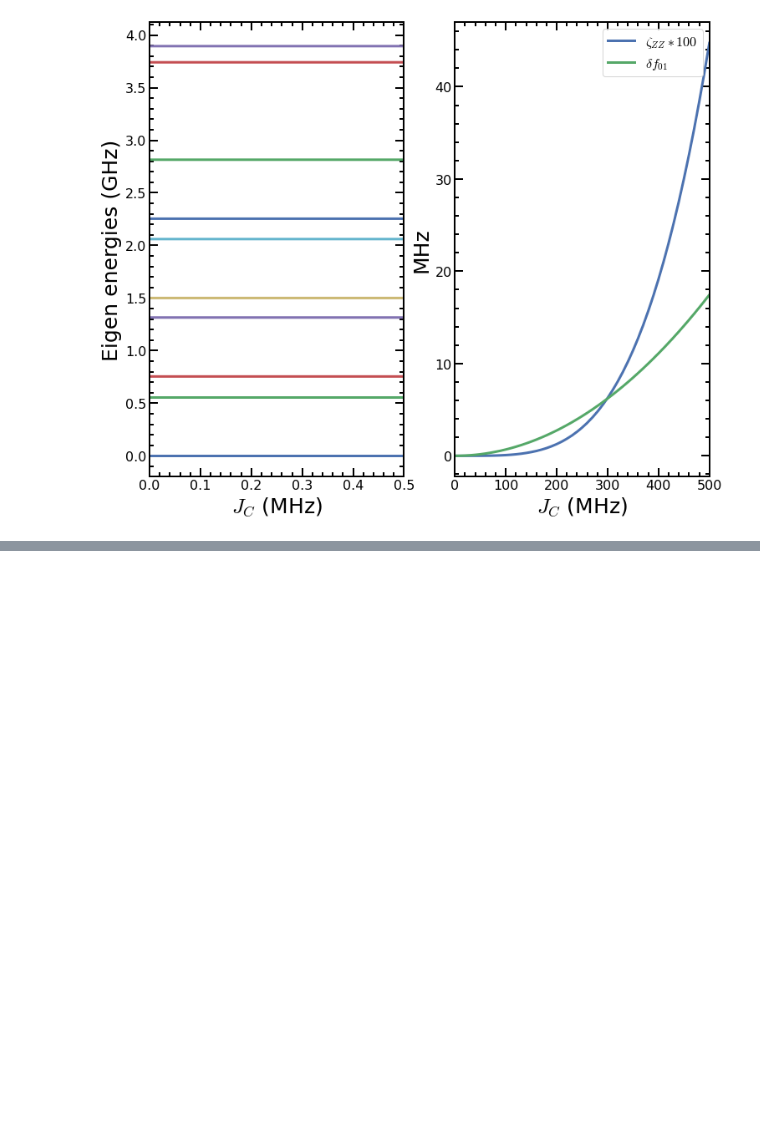
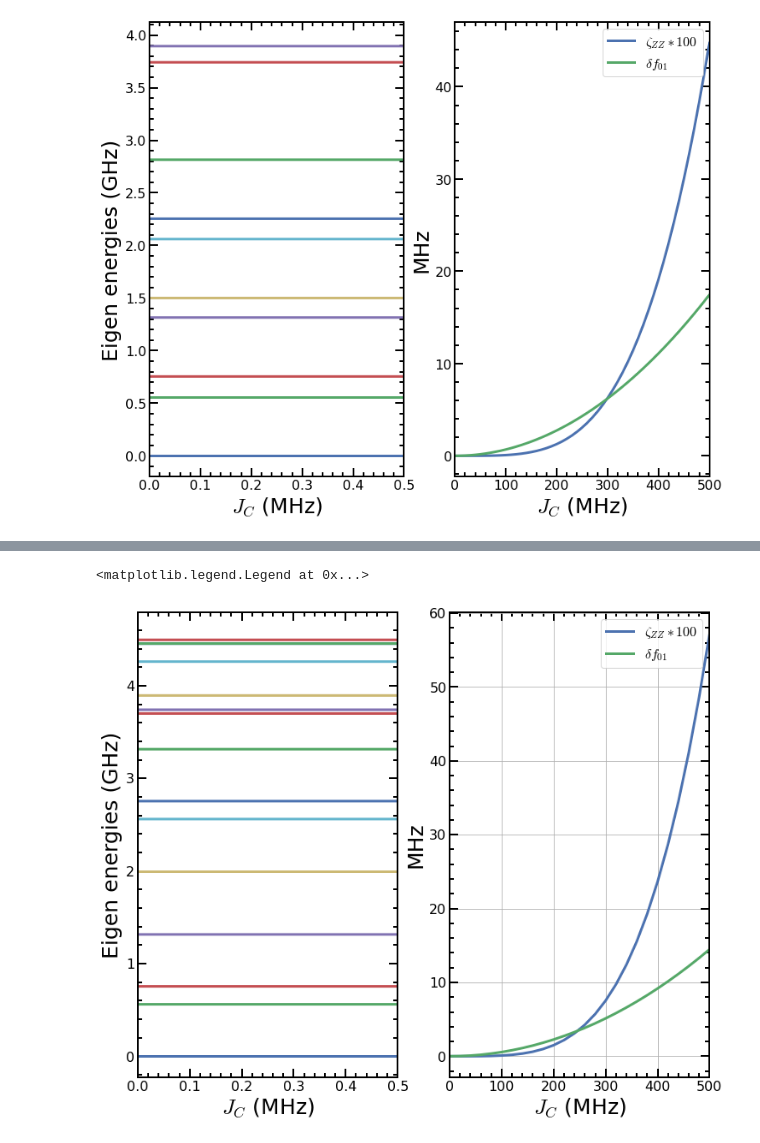
Before and after one commit to qnl/Fluxonium_berkeley, a Jupyter notebook: Notebooks/3. Fluxonium coupling.ipynb, the cells around one changed output, grey strips where cells are left out. Cells and saved outputs as stored; diff of their text form; code cells hidden in the pictures; blank space fills up the shorter version.

```diff
--- a/Notebooks/3. Fluxonium coupling.ipynb
+++ b/Notebooks/3. Fluxonium coupling.ipynb
@@ -451,0 +252,32 @@ plt.ylabel('$\zeta_{ZZ}$ (MHz)')
+# %%
+phi = 0.5
+coupler_freq = 2
+coupler_anh = 0.3
+J_C_array = np.linspace(0,0.5,26)
+energies_3ls = np.zeros((len(J_C_array), level_num))
+for idx_JC, J_C in enumerate (J_C_array):
+    levels = fluxonium_3ls_hamiltonian(Na, Nb, E_La, E_Ca, E_Ja, E_Lb, E_Cb, E_Jb, phi*2*np.pi, J_C, coupler_freq, coupler_anh).eigenenergies()
+    energies_3ls[idx_JC,:] = levels[0:level_num]
+# %%
+fig, (ax1, ax2) = plt.subplots(nrows=1, ncols=2, figsize = [12,10])
+plt.subplots_adjust(left=None, bottom=None, right=None, top=None, wspace=None, hspace=None)
+for idx in range(15):
+    ax1.plot(J_C_array*1e3, energies_3ls[:, idx]-energies_3ls[:, 0])
+ax1.set_xlabel('$J_C$ (MHz)')
+ax1.set_ylabel('Eigen energies (GHz)')
+ax1.set_xlim([J_C_array[0], J_C_array[-1]])
+# ax1.set_title('Capacitively coupled')
+
+zz_rate = abs(energies_3ls[:, 3]-energies_3ls[:, 1] - energies_3ls[:, 2]+energies_3ls[:, 0])
+energy_change = energies_3ls[:, 1]-energies_3ls[:, 0]
+energy_change = abs(energy_change - np.max(energy_change))
+ax2.plot(J_C_array*1e3, zz_rate*1e5, label = '$\zeta_{ZZ}*100$')
+ax2.plot(J_C_array*1e3, energy_change*1e3, label='$\delta f_{01}$')
+ax2.set_xlabel('$J_C$ (MHz)')
+ax2.set_ylabel('MHz')
+ax2.set_xlim([J_C_array[0]*1e3,J_C_array[-1]*1e3])
+ax2.grid()
+ax2.legend()
+# %% [output]
+<matplotlib.legend.Legend at 0x...>
+[figure, added]
```
Also changed, not shown: parts of 40 cells of this notebook, 5 other files.
